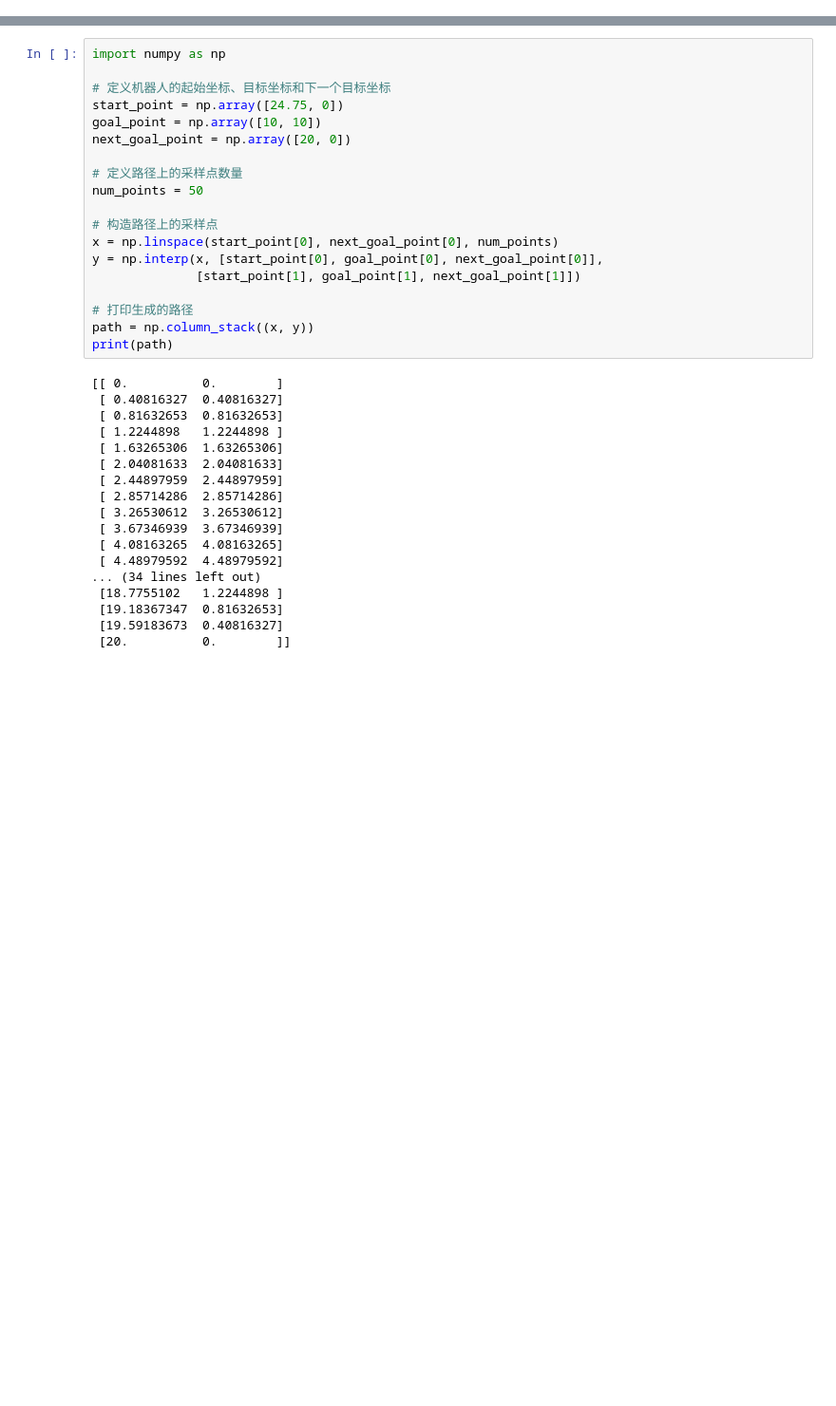
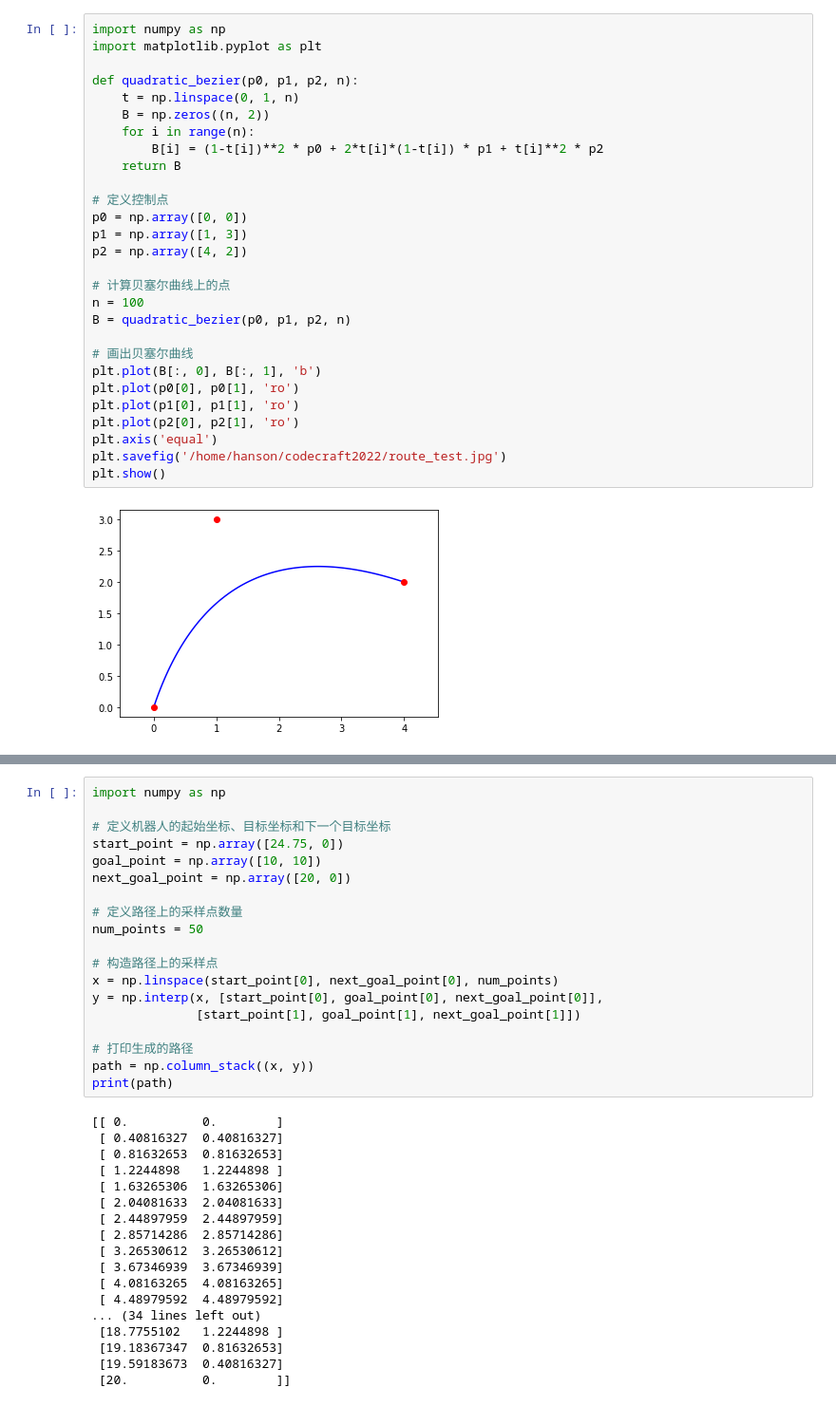
Before and after one commit to neoncloud/codecraft2022, a Jupyter notebook: Kinematic.ipynb, the cells around one changed output, grey strips where cells are left out. Shown at 95% size. Cells and saved outputs as stored; diff of their text form; blank space fills up the shorter version.

```diff
--- a/Kinematic.ipynb
+++ b/Kinematic.ipynb
@@ -109,0 +165,30 @@ if __name__ == '__main__':
+# %%
+import numpy as np
+import matplotlib.pyplot as plt
+
+def quadratic_bezier(p0, p1, p2, n):
+    t = np.linspace(0, 1, n)
+    B = np.zeros((n, 2))
+    for i in range(n):
+        B[i] = (1-t[i])**2 * p0 + 2*t[i]*(1-t[i]) * p1 + t[i]**2 * p2
+    return B
+
+# 定义控制点
+p0 = np.array([0, 0])
+p1 = np.array([1, 3])
+p2 = np.array([4, 2])
+
+# 计算贝塞尔曲线上的点
+n = 100
+B = quadratic_bezier(p0, p1, p2, n)
+
+# 画出贝塞尔曲线
+plt.plot(B[:, 0], B[:, 1], 'b')
+plt.plot(p0[0], p0[1], 'ro')
+plt.plot(p1[0], p1[1], 'ro')
+plt.plot(p2[0], p2[1], 'ro')
+plt.axis('equal')
+plt.savefig('/home/hanson/codecraft2022/route_test.jpg')
+plt.show()
+# %% [output]
+[figure, added]
```
Also changed, not shown: parts of 8 cells of this notebook, 1 other file.
